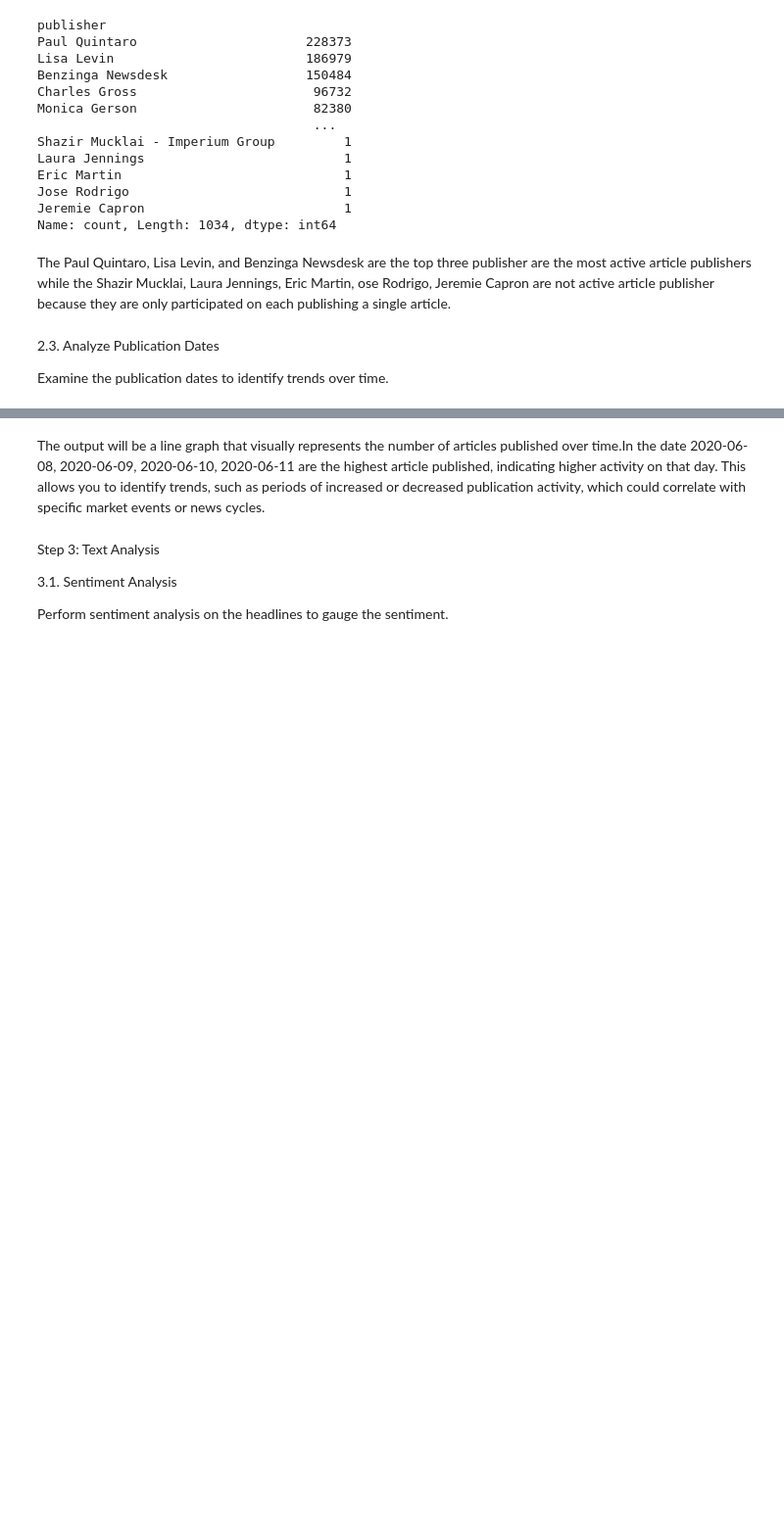
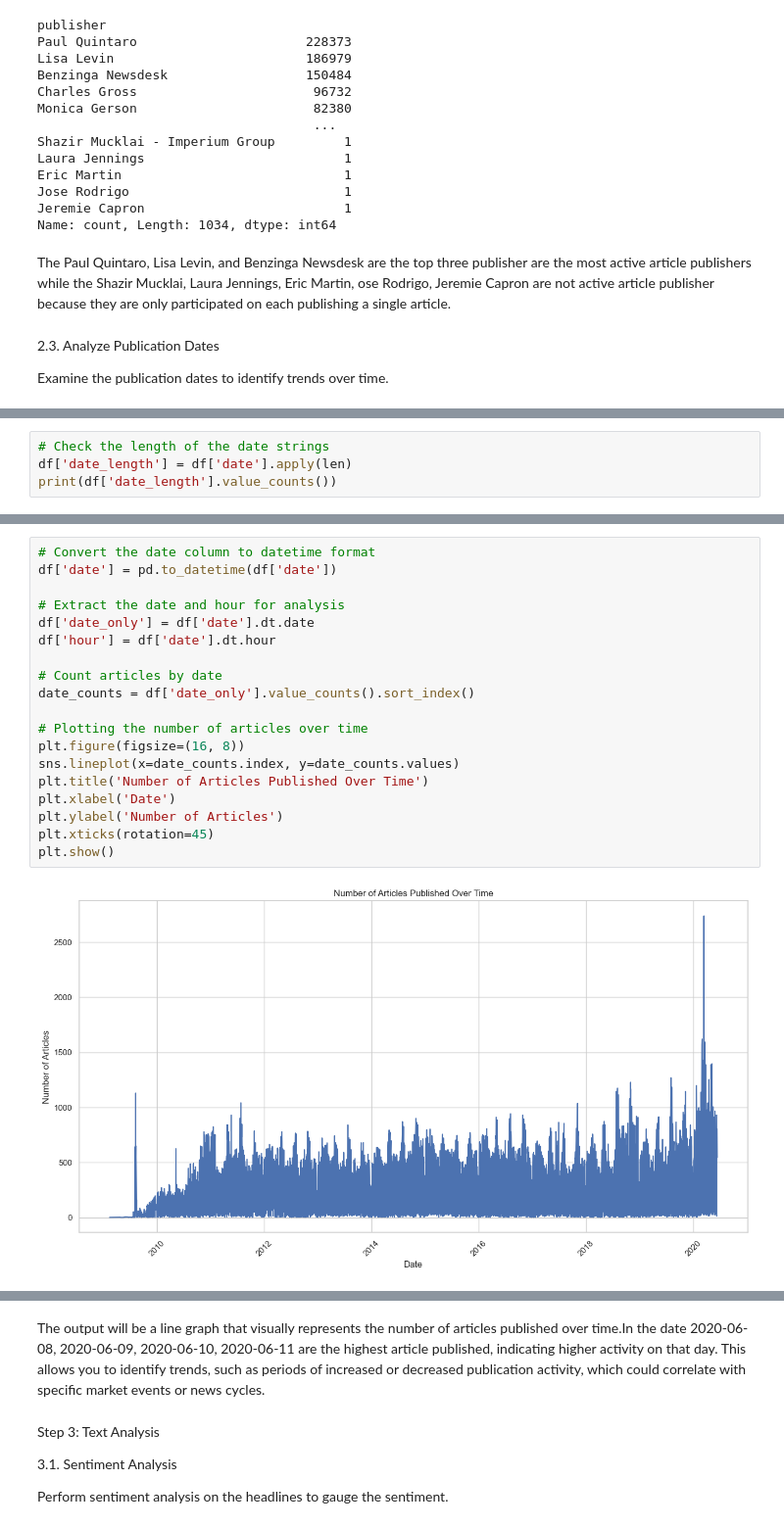
Before and after one commit to Getachew0557/Leveraging-AI-Techniques-for-Financial-News-Sentiment-Analysis-and-Stock-Prediction, a Jupyter notebook: notebooks/model.ipynb, the cells around one changed output, grey strips where cells are left out. Shown at 98% size. Cells and saved outputs as stored; diff of their text form; blank space fills up the shorter version.

Commit message:
The descrpitive analysis heve been done

```diff
--- a/notebooks/model.ipynb
+++ b/notebooks/model.ipynb
@@ -191,0 +163,4 @@ print(publication_trends)
+# %%
+# Check the length of the date strings
+df['date_length'] = df['date'].apply(len)
+print(df['date_length'].value_counts())
@@ -231,0 +215,21 @@ df.head(20)
+# %%
+# Convert the date column to datetime format
+df['date'] = pd.to_datetime(df['date'])
+
+# Extract the date and hour for analysis
+df['date_only'] = df['date'].dt.date
+df['hour'] = df['date'].dt.hour
+
+# Count articles by date
+date_counts = df['date_only'].value_counts().sort_index()
+
+# Plotting the number of articles over time
+plt.figure(figsize=(16, 8))
+sns.lineplot(x=date_counts.index, y=date_counts.values)
+plt.title('Number of Articles Published Over Time')
+plt.xlabel('Date')
+plt.ylabel('Number of Articles')
+plt.xticks(rotation=45)
+plt.show()
+# %% [output]
+[figure, added]
```
Also changed, not shown: parts of 19 cells of this notebook.
